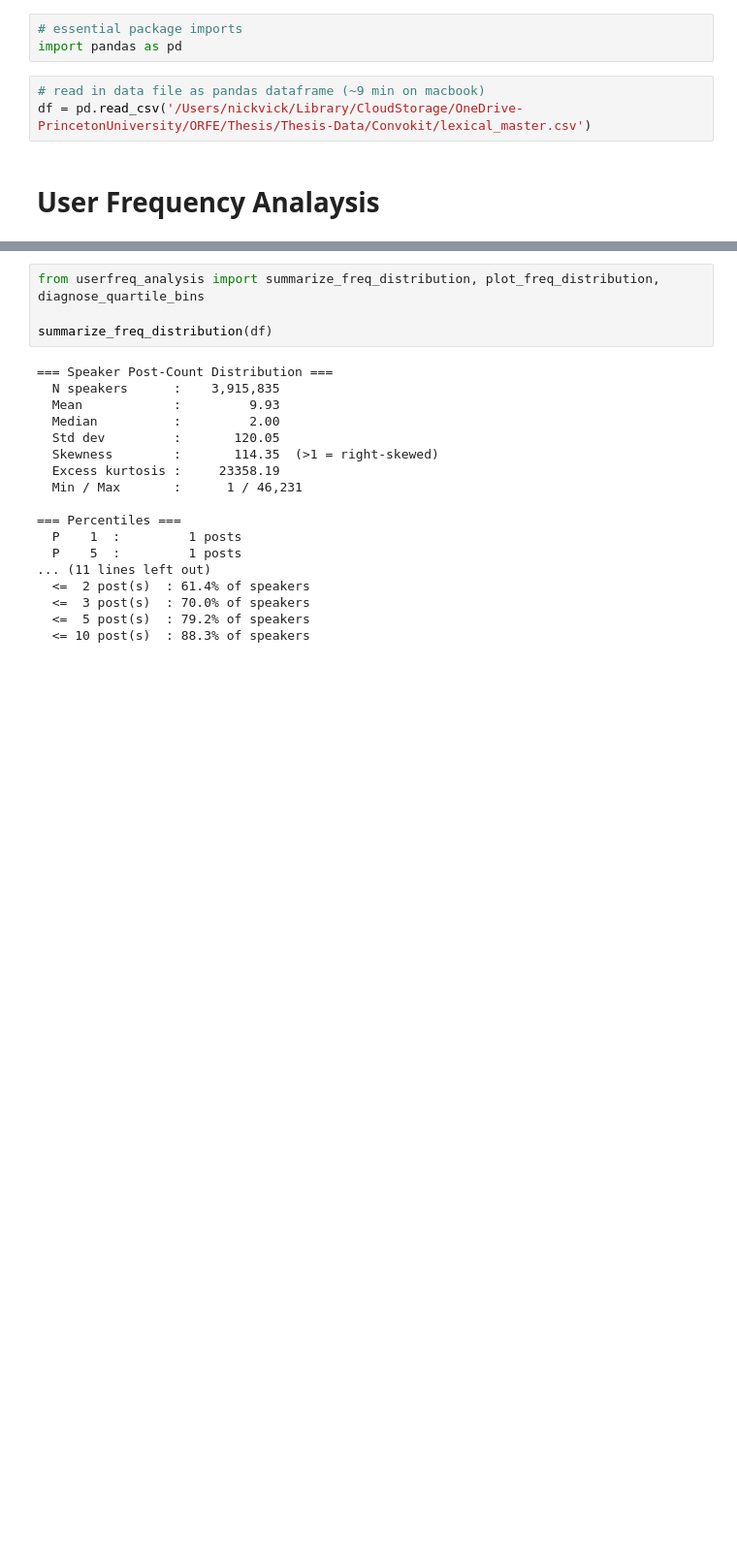
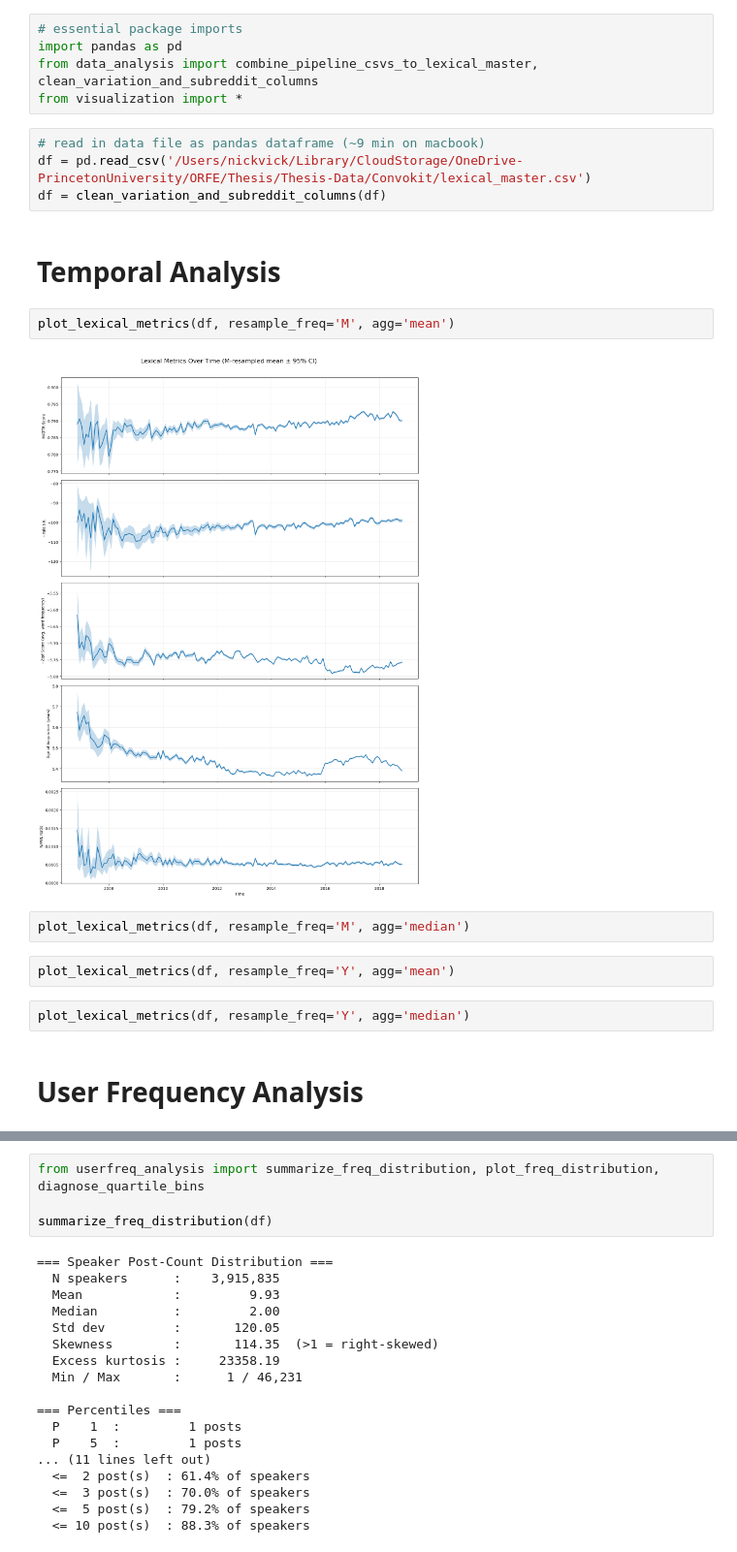
Before and after one commit to nickvick04/ORFE-Thesis, a Jupyter notebook: src/final.ipynb, the cells around one changed output, grey strips where cells are left out. Shown at 97% size. Drawn from its saved outputs; the diff is of its cells as text; blank space fills up the shorter version.

```diff
--- a/src/final.ipynb
+++ b/src/final.ipynb
@@ -1,9 +1,24 @@
 # %%
 # essential package imports
 import pandas as pd
+from data_analysis import combine_pipeline_csvs_to_lexical_master, clean_variation_and_subreddit_columns
+from visualization import *
 # %%
 # read in data file as pandas dataframe (~9 min on macbook)
 df = pd.read_csv('/Users/nickvick/Library/CloudStorage/OneDrive-PrincetonUniversity/ORFE/Thesis/Thesis-Data/Convokit/lexical_master.csv')
+df = clean_variation_and_subreddit_columns(df)
+# %% [markdown]
+# Temporal Analysis
+# %%
+plot_lexical_metrics(df, resample_freq='M', agg='mean')
+# %% [output]
+[figure, added]
+# %%
+plot_lexical_metrics(df, resample_freq='M', agg='median')
+# %%
+plot_lexical_metrics(df, resample_freq='Y', agg='mean')
+# %%
+plot_lexical_metrics(df, resample_freq='Y', agg='median')
 # %% [markdown]
-# User Frequency Analaysis
+# User Frequency Analysis
 # %% [markdown]
```
Also changed, not shown: parts of 4 cells of this notebook.
